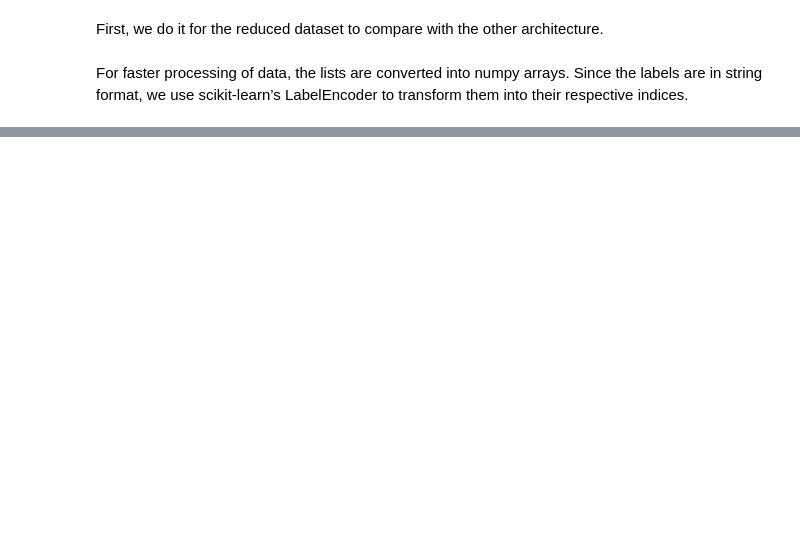
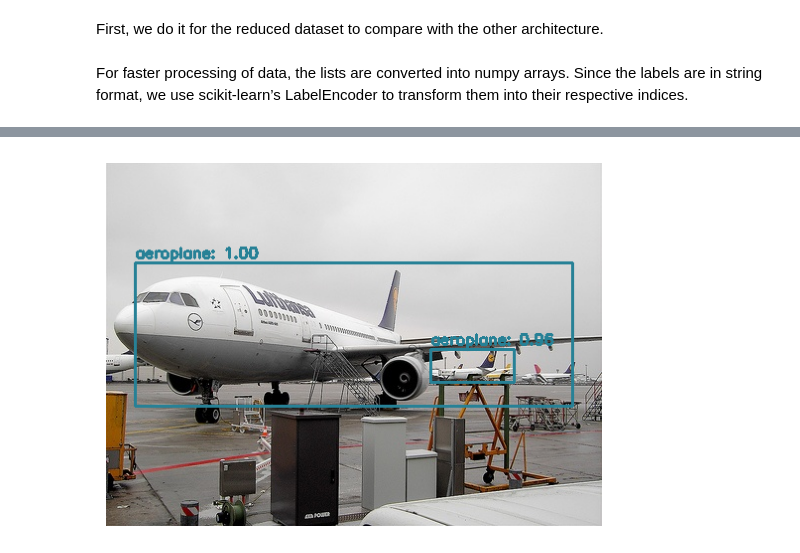
Before and after one commit to serserher/mini_project_D7041E, a Jupyter notebook: object_detection_yolo.ipynb, the cells around one changed output, grey strips where cells are left out. Cells and saved outputs as stored; diff of their text form; code cells hidden in the pictures; blank space fills up the shorter version.

Commit message:
yolov3 va con una imagen

```diff
--- a/object_detection_yolo.ipynb
+++ b/object_detection_yolo.ipynb
@@ -266,0 +140,94 @@ Epoch 6/10
+# %%
+# Load YOLOv3 model
+net = cv2.dnn.readNet("yolov3.weights", "yolov3.cfg")
+
+labels = ['person', 'bicycle', 'car', 'motorbike', 'aeroplane', 'bus', 'train', 'truck', 'boat', 'traffic light',
+          'fire hydrant', 'stop sign', 'parking meter', 'bench', 'bird', 'cat', 'dog', 'horse', 'sheep', 'cow',
+          'elephant', 'bear', 'zebra', 'giraffe', 'backpack', 'umbrella', 'handbag', 'tie', 'suitcase', 'frisbee',
+          'skis', 'snowboard', 'sports ball', 'kite', 'baseball bat', 'baseball glove', 'skateboard', 'surfboard',
+          'tennis racket', 'bottle', 'wine glass', 'cup', 'fork', 'knife', 'spoon', 'bowl', 'banana', 'apple',
+          'sandwich', 'orange', 'broccoli', 'carrot', 'hot dog', 'pizza', 'donut', 'cake', 'chair', 'sofa', 'pottedplant',
+          'bed', 'diningtable', 'toilet', 'tvmonitor', 'laptop', 'mouse', 'remote', 'keyboard', 'cell phone', 'microwave',
+          'oven', 'toaster', 'sink', 'refrigerator', 'book', 'clock', 'vase', 'scissors', 'teddy bear', 'hair drier',
+          'toothbrush']
+
+# Function to get bounding boxes and detected classes
+def get_objects(image):
+    height, width, _ = image.shape
+
+    # Preprocess the image for YOLO
+    blob = cv2.dnn.blobFromImage(image, 1/255.0, (416, 416), swapRB=True, crop=False)
+    net.setInput(blob)
+
+    # Get output layers
+    output_layers_names = net.getUnconnectedOutLayersNames()
+    layer_outputs = net.forward(output_layers_names)
+
+    boxes = []
+    confidences = []
+    class_ids = []
+
+    for output in layer_outputs:
+        for detection in output:
+            scores = detection[5:]
+            class_id = np.argmax(scores)
+            confidence = scores[class_id]
+            if confidence > 0.5:
+                center_x, center_y, w, h = (detection[0:4] * np.array([width, height, width, height])).astype(int)
+                x, y = int(center_x - w/2), int(center_y - h/2)
+                boxes.append([x, y, int(w), int(h)])
+                confidences.append(float(confidence))
+                class_ids.append(class_id)
+
+    return boxes, confidences, class_ids
+
+# Function to draw bounding boxes on the image
+def draw_boxes(image, boxes, confidences, class_ids):
+    colors = np.random.uniform(0, 255, size=(len(labels), 3))
+
+    for i in range(len(boxes)):
+        x, y, w, h = boxes[i]
+        label = f"{labels[class_ids[i]]}: {confidences[i]:.2f}"
+        color = colors[class_ids[i]]
+        cv2.rectangle(image, (x, y), (x + w, y + h), color, 2)
+        cv2.putText(image, label, (x, y - 5), cv2.FONT_HERSHEY_SIMPLEX, 0.5, color, 2)
+
+
+#TODO: meter esto en un bucle con todas las imagenes
+# Load the input image
+image = cv2.imread("2007_000033.jpg")
+testLabels = ['aeroplane', 'aeroplane', 'aeroplane'] #TODO: cambiar luego con los reales, esto es de prueba para el accuracy
+predicted_labels = [''] * len(testLabels)
+
+# Get bounding boxes and detected classes
+boxes, confidences, class_ids = get_objects(image)
+
+# Apply non-maximum suppression
+indices = cv2.dnn.NMSBoxes(boxes, confidences, score_threshold=0.5, nms_threshold=0.4)
+
+# Filter the bounding boxes, confidences, and class IDs
+boxes = [boxes[i] for i in indices.flatten()]
+confidences = [confidences[i] for i in indices.flatten()]
+class_ids = [class_ids[i] for i in indices.flatten()]
+
+# Get the predicted labels
+for i in range(len(class_ids)):
+    predicted_labels[i] = labels[class_ids[i]]
+
+# Draw bounding boxes on the image
+draw_boxes(image, boxes, confidences, class_ids)
+
+# Show the resulting image with Matplotlib
+plt.imshow(cv2.cvtColor(image, cv2.COLOR_BGR2RGB))
+plt.axis('off')
+plt.show()
+
+# Calculate accuracy and other metrics
+accuracy = accuracy_score(testLabels, predicted_labels)
+confusion_mat = confusion_matrix(testLabels, predicted_labels)
+
+# Print the metrics
+print(f"Accuracy: {accuracy}")
+print("Confusion Matrix:\n", confusion_mat)
+# %% [output]
+[figure, added]
```
Also changed, not shown: parts of 5 cells of this notebook, 1 other file.
